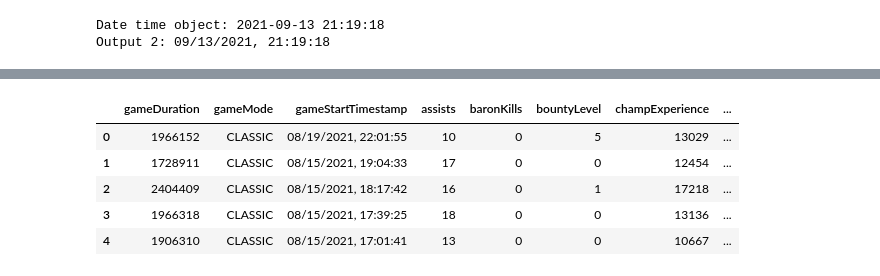
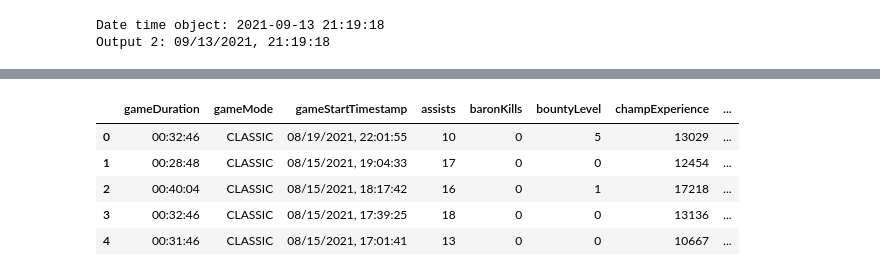
Before and after one commit to jalex141/League-Rank, a Jupyter notebook: notebooks/clean.ipynb, the cells around one changed output, grey strips where cells are left out. Drawn from its saved outputs; the diff is of its cells as text; code cells hidden in the pictures.

```diff
--- a/notebooks/clean.ipynb
+++ b/notebooks/clean.ipynb
@@ -57,0 +62,10 @@ Output 2: 09/13/2021, 21:19:18
+# %%
+def duration(mili):
+    mili = int(mili/1000)
+    sec = mili % 60; mili = mili//60
+    minutes = mili % 60; mili = mili//60
+    h = mili
+    #time_ = (h,minutes,sec)
+    date_time = time(h,minutes,sec)
+    date_time = date_time.strftime("%H:%M:%S")
+    return date_time
@@ -58,11 +80,13 @@ Output 2: 09/13/2021, 21:19:18
 # %%
 #["game_start"]
 dfr.gameStartTimestamp = dfr.gameStartTimestamp.apply(lambda x: datetime.fromtimestamp(x/1000).strftime("%m/%d/%Y, %H:%M:%S"))
+dfr.gameDuration = dfr.gameDuration.apply(duration)
+
 dfr.head(5)
 # %% [output]
 |  | gameDuration | gameMode | gameStartTimestamp | assists | baronKills | bountyLevel | champExperience | ... |
-| 0 | 1966152 | CLASSIC | 08/19/2021, 22:01:55 | 10 | 0 | 5 | 13029 | ... |
-| 1 | 1728911 | CLASSIC | 08/15/2021, 19:04:33 | 17 | 0 | 0 | 12454 | ... |
-| 2 | 2404409 | CLASSIC | 08/15/2021, 18:17:42 | 16 | 0 | 1 | 17218 | ... |
-| 3 | 1966318 | CLASSIC | 08/15/2021, 17:39:25 | 18 | 0 | 0 | 13136 | ... |
-| 4 | 1906310 | CLASSIC | 08/15/2021, 17:01:41 | 13 | 0 | 0 | 10667 | ... |
+| 0 | 00:32:46 | CLASSIC | 08/19/2021, 22:01:55 | 10 | 0 | 5 | 13029 | ... |
+| 1 | 00:28:48 | CLASSIC | 08/15/2021, 19:04:33 | 17 | 0 | 0 | 12454 | ... |
+| 2 | 00:40:04 | CLASSIC | 08/15/2021, 18:17:42 | 16 | 0 | 1 | 17218 | ... |
+| 3 | 00:32:46 | CLASSIC | 08/15/2021, 17:39:25 | 18 | 0 | 0 | 13136 | ... |
+| 4 | 00:31:46 | CLASSIC | 08/15/2021, 17:01:41 | 13 | 0 | 0 | 10667 | ... |
```
Also changed, not shown: parts of 6 cells of this notebook, 4 other files.
